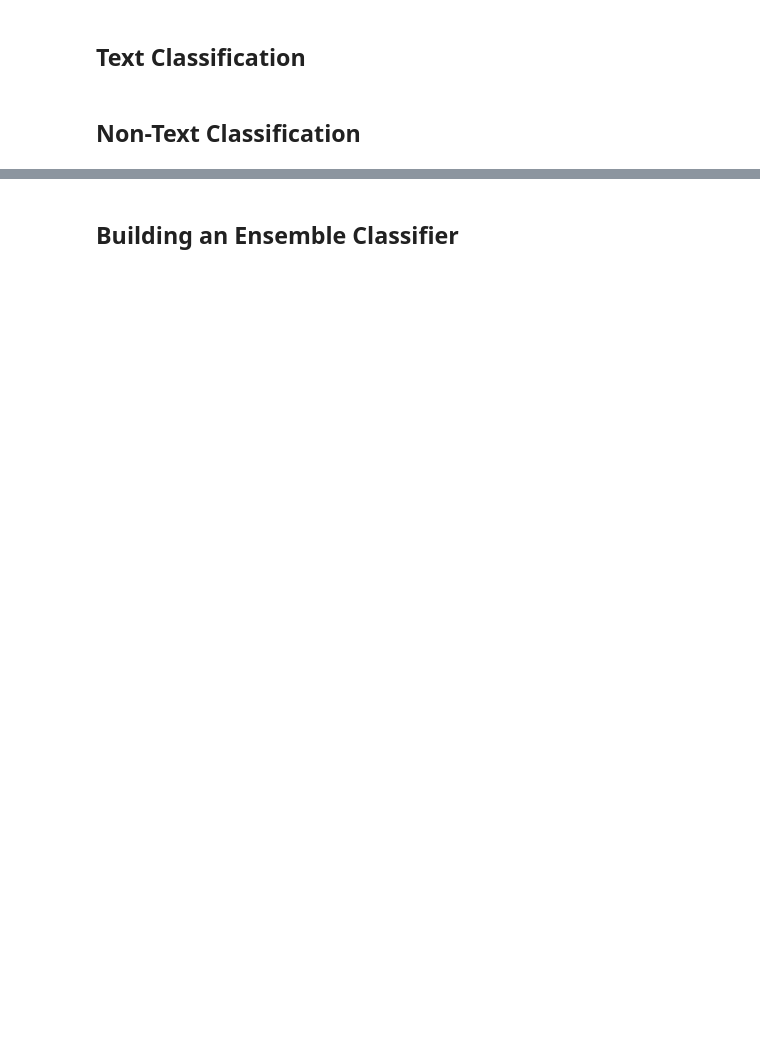
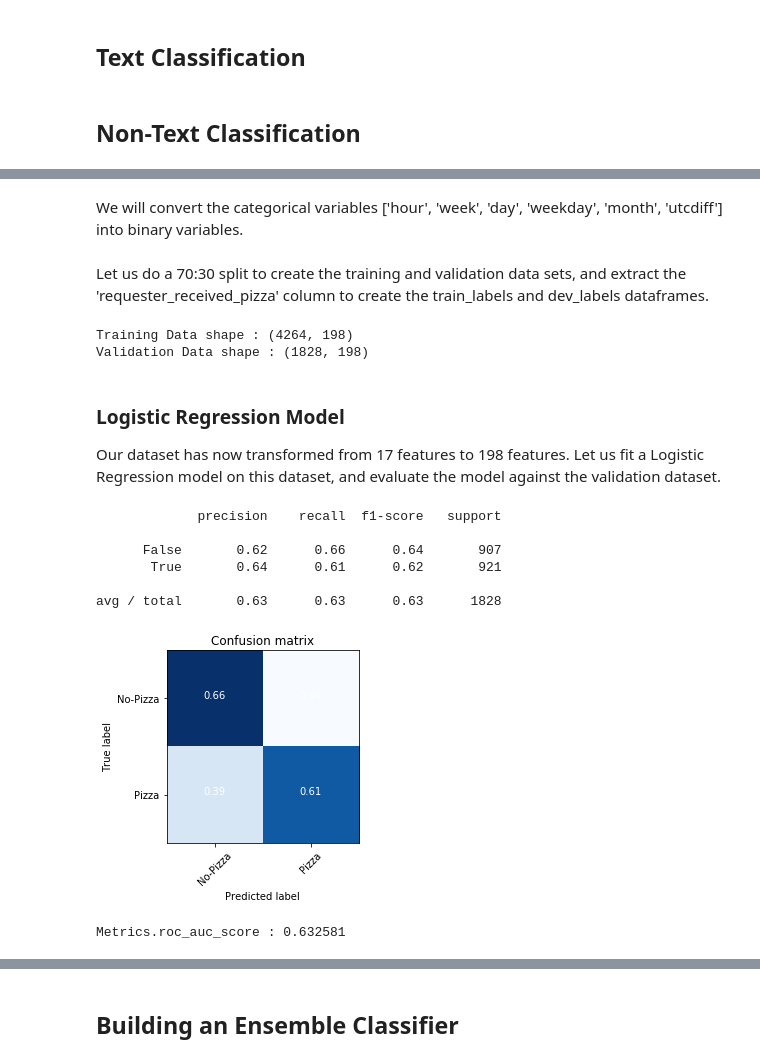
Before and after one commit to gkarnataki/w207-final-project, a Jupyter notebook: RAOP-Final.ipynb, the cells around one changed output, grey strips where cells are left out. Cells and saved outputs as stored; diff of their text form; code cells hidden in the pictures; blank space fills up the shorter version.

```diff
--- a/RAOP-Final.ipynb
+++ b/RAOP-Final.ipynb
@@ -149,0 +390,2 @@ avg / total       0.82      0.83      0.82      1212
+# %% [markdown]
+We will convert the categorical variables ['hour', 'week', 'day', 'weekday', 'month', 'utcdiff'] into binary variables.
@@ -149,0 +443,34 @@ avg / total       0.82      0.83      0.82      1212
+# %% [markdown]
+Let us do a 70:30 split to create the training and validation data sets, and extract the 'requester_received_pizza' column to create the train_labels and dev_labels dataframes.
+# %%
+train_data1, dev_data1 = train_test_split(train_data, test_size=0.30)
+train_labels = np.ravel(train_data1[['requester_received_pizza']])
+train_data1 = train_data1.drop(['requester_received_pizza'],axis = 1)
+dev_labels = np.ravel(dev_data1[['requester_received_pizza']])
+dev_data1 = dev_data1.drop(['requester_received_pizza'],axis = 1)
+
+print ("Training Data shape : %s" % str(train_data1.shape))
+print ("Validation Data shape : %s" % str(dev_data1.shape))
+# %% [output]
+Training Data shape : (4264, 198)
+Validation Data shape : (1828, 198)
+# %% [markdown]
+### Logistic Regression Model
+
+Our dataset has now transformed from 17 features to 198 features. Let us fit a Logistic Regression model on this dataset, and evaluate the model against the validation dataset.
+# %%
+from sklearn.linear_model import LogisticRegression
+
+logistic = LogisticRegression(C=0.1,penalty='l2',random_state=42)
+logistic.fit(train_data1, train_labels)
+y_pred = logistic.predict(dev_data1)
+evaluate(class_names,dev_labels,y_pred)
+# %% [output]
+             precision    recall  f1-score   support
+
+      False       0.62      0.66      0.64       907
+       True       0.64      0.61      0.62       921
+
+avg / total       0.63      0.63      0.63      1828
+[figure, added]
+Metrics.roc_auc_score : 0.632581
```
Also changed, not shown: parts of 28 cells of this notebook.
